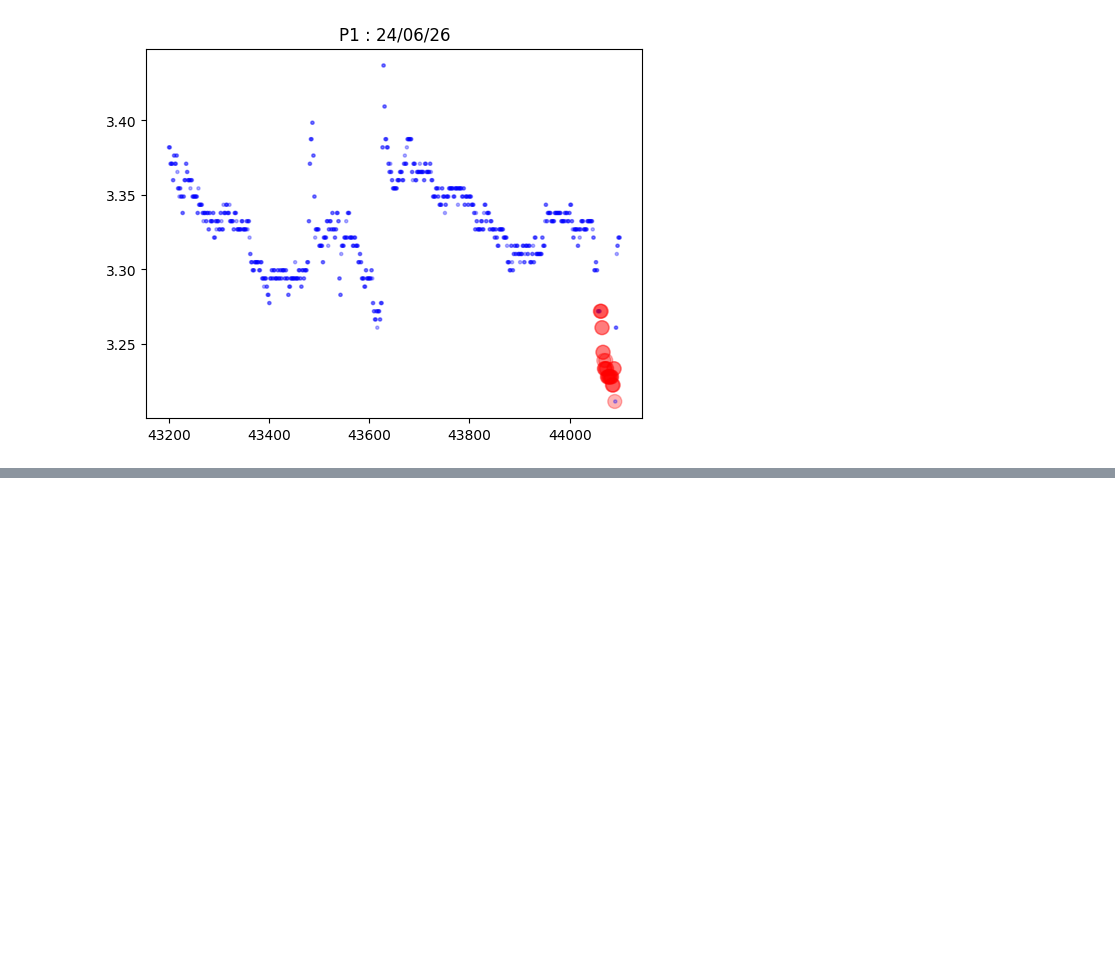
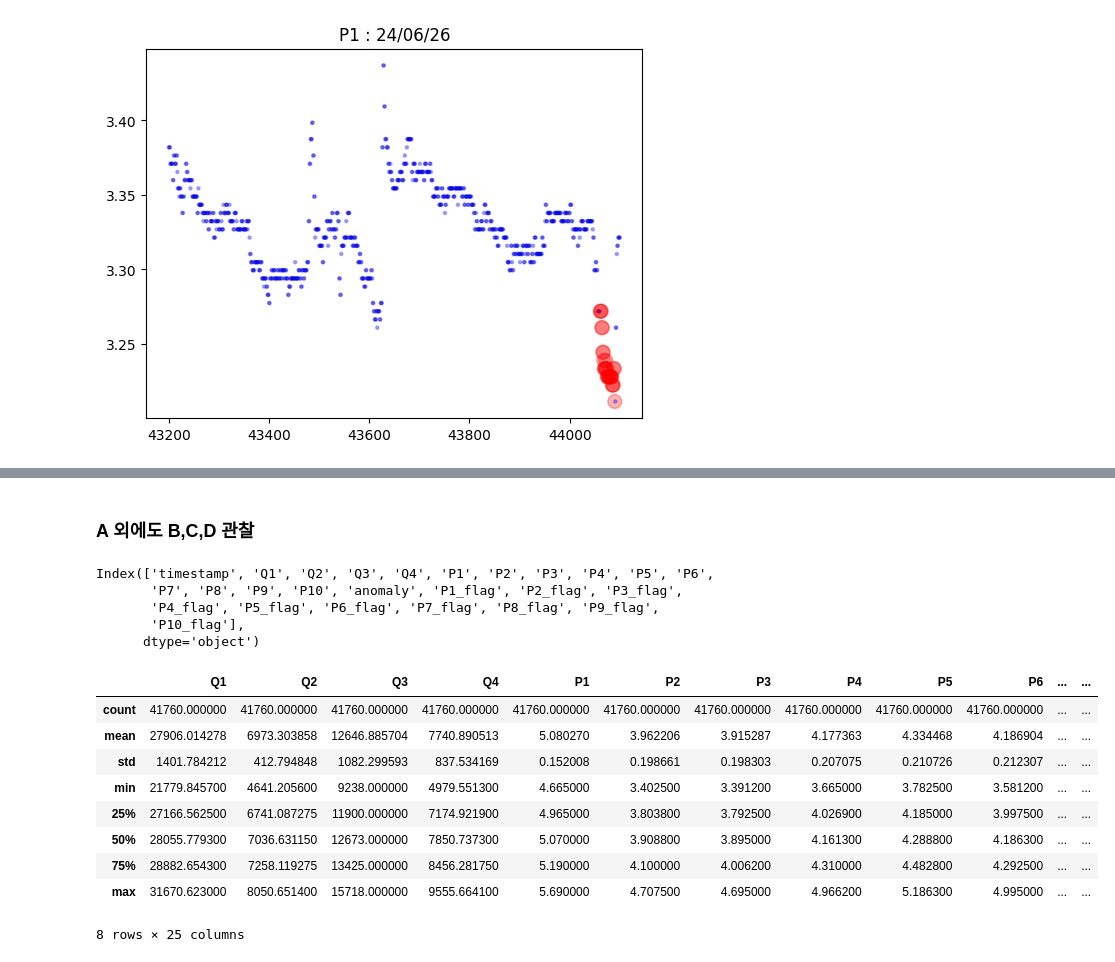
Before and after one commit to Kim-Yeon-Jun/Dacon, a Jupyter notebook: K-water/0_EDA.ipynb, the cells around one changed output, grey strips where cells are left out. Cells and saved outputs as stored; diff of their text form; code cells hidden in the pictures; blank space fills up the shorter version.

```diff
--- a/K-water/0_EDA.ipynb
+++ b/K-water/0_EDA.ipynb
@@ -206,0 +344,24 @@ Visualize_Column(df, 6,6,'date','P1', endpoint=True)
+# %% [markdown]
+### A 외에도 B,C,D 관찰
+# %%
+df_B = pd.read_csv('./train/TRAIN_B.csv')
+df_B.columns
+# %% [output]
+Index(['timestamp', 'Q1', 'Q2', 'Q3', 'Q4', 'P1', 'P2', 'P3', 'P4', 'P5', 'P6',
+       'P7', 'P8', 'P9', 'P10', 'anomaly', 'P1_flag', 'P2_flag', 'P3_flag',
+       'P4_flag', 'P5_flag', 'P6_flag', 'P7_flag', 'P8_flag', 'P9_flag',
+       'P10_flag'],
+      dtype='object')
+# %%
+df_B.describe()
+# %% [output]
+|  | Q1 | Q2 | Q3 | Q4 | P1 | P2 | P3 | P4 | P5 | P6 | ... | ... |
+| count | 41760.000000 | 41760.000000 | 41760.000000 | 41760.000000 | 41760.000000 | 41760.000000 | 41760.000000 | 41760.000000 | 41760.000000 | 41760.000000 | ... | ... |
+| mean | 27906.014278 | 6973.303858 | 12646.885704 | 7740.890513 | 5.080270 | 3.962206 | 3.915287 | 4.177363 | 4.334468 | 4.186904 | ... | ... |
+| std | 1401.784212 | 412.794848 | 1082.299593 | 837.534169 | 0.152008 | 0.198661 | 0.198303 | 0.207075 | 0.210726 | 0.212307 | ... | ... |
+| min | 21779.845700 | 4641.205600 | 9238.000000 | 4979.551300 | 4.665000 | 3.402500 | 3.391200 | 3.665000 | 3.782500 | 3.581200 | ... | ... |
+| 25% | 27166.562500 | 6741.087275 | 11900.000000 | 7174.921900 | 4.965000 | 3.803800 | 3.792500 | 4.026900 | 4.185000 | 3.997500 | ... | ... |
+| 50% | 28055.779300 | 7036.631150 | 12673.000000 | 7850.737300 | 5.070000 | 3.908800 | 3.895000 | 4.161300 | 4.288800 | 4.186300 | ... | ... |
+| 75% | 28882.654300 | 7258.119275 | 13425.000000 | 8456.281750 | 5.190000 | 4.100000 | 4.006200 | 4.310000 | 4.482800 | 4.292500 | ... | ... |
+| max | 31670.623000 | 8050.651400 | 15718.000000 | 9555.664100 | 5.690000 | 4.707500 | 4.695000 | 4.966200 | 5.186300 | 4.995000 | ... | ... |
+8 rows × 25 columns
```
Also changed, not shown: parts of 11 cells of this notebook, 5 other files.
